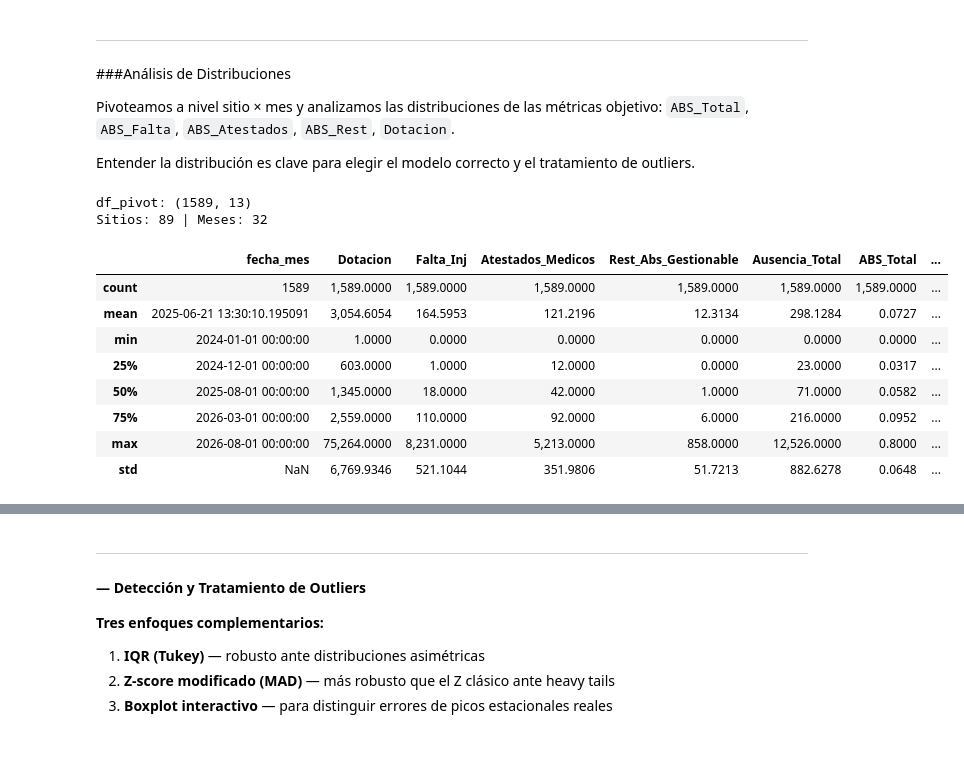
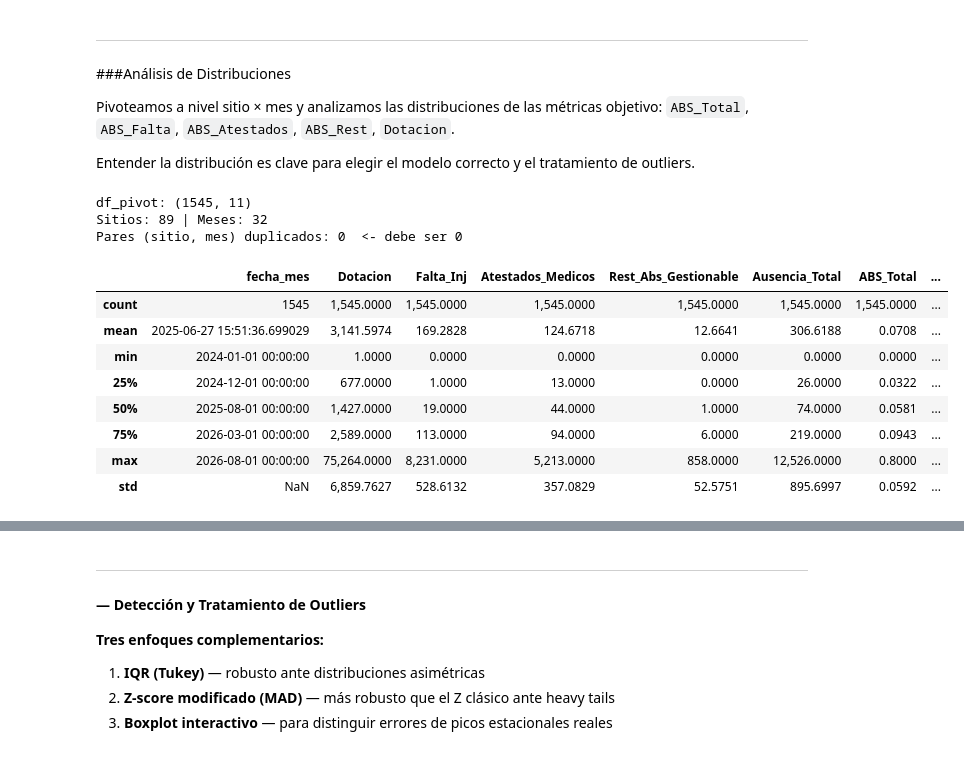
Before and after one commit to sergibarra-MP/Forecast_TTE, a Jupyter notebook: Forecast_TTE_v0/notebooks/Forecast_TTE_test.ipynb, the cells around one changed output, grey strips where cells are left out. Cells and saved outputs as stored; diff of their text form; code cells hidden in the pictures.

```diff
--- a/Forecast_TTE_v0/notebooks/Forecast_TTE_test.ipynb
+++ b/Forecast_TTE_v0/notebooks/Forecast_TTE_test.ipynb
@@ -1936,49 +1888,64 @@ Pivoteamos a nivel sitio × mes y analizamos las distribuciones de las métricas
 
 Entender la distribución es clave para elegir el modelo correcto y el tratamiento de outliers.
 # %%
-# Pivot al nivel del modelo (sitio x mes, MELI+EXTERNO combinados)
+# FIX 2026-08-14: SITE y Tipo_OPS eliminados del index del pivot.
+# El pivot original incluia SITE y Tipo_OPS en el index, generando una fila
+# por cada combinacion (ej: MELI y EXTERNO por separado para el mismo sitio+mes).
+# Esto causaba pares duplicados (Operational_name, fecha_mes) que producian
+# zigzags en los graficos y errores en el calculo de MAPE/MAE.
+# El fix agrega directamente al nivel (Operational_name, fecha_mes) sumando
+# conteos brutos antes de calcular las tasas — matematicamente correcto.
+
+# Pivot al nivel (sitio x mes), MELI+EXTERNO realmente combinados
 df_pb = df_abs_raw.groupby(
-    ['Operational_name','SITE','Tipo_OPS','fecha_mes','TIPO_ABS_GESTIONABLE']
-).agg(dot=('Dotacion_programada','sum'), ab=('Ausentismo_gestionable','sum')).reset_index()
+    ['Operational_name', 'fecha_mes', 'TIPO_ABS_GESTIONABLE']
+).agg(dot=('Dotacion_programada', 'sum'), ab=('Ausentismo_gestionable', 'sum')).reset_index()
 
-df_pb['v'] = np.where(df_pb['TIPO_ABS_GESTIONABLE']=='a.Dotacion', df_pb['dot'], df_pb['ab'])
+df_pb['v'] = np.where(df_pb['TIPO_ABS_GESTIONABLE'] == 'a.Dotacion', df_pb['dot'], df_pb['ab'])
 
 df_pivot = df_pb.pivot_table(
-    index=['Operational_name','SITE','Tipo_OPS','fecha_mes'],
+    index=['Operational_name', 'fecha_mes'],
     columns='TIPO_ABS_GESTIONABLE', values='v', aggfunc='sum'
 ).reset_index()
 df_pivot.columns.name = None
 df_pivot = df_pivot.rename(columns={
-    'a.Dotacion':'Dotacion','b.Falta_Inj':'Falta_Inj',
-    'c.Atestados_Medicos':'Atestados_Medicos','d.rest_abs_gestionable':'Rest_Abs_Gestionable'
+    'a.Dotacion': 'Dotacion', 'b.Falta_Inj': 'Falta_Inj',
+    'c.Atestados_Medicos': 'Atestados_Medicos', 'd.rest_abs_gestionable': 'Rest_Abs_Gestionable'
 })
-for c in ['Dotacion','Falta_Inj','Atestados_Medicos','Rest_Abs_Gestionable']:
+for c in ['Dotacion', 'Falta_Inj', 'Atestados_Medicos', 'Rest_Abs_Gestionable']:
     if c not in df_pivot.columns:
         df_pivot[c] = 0.0
     df_pivot[c] = df_pivot[c].fillna(0)
 
 df_pivot['Ausencia_Total'] = df_pivot['Falta_Inj'] + df_pivot['Atestados_Medicos'] + df_pivot['Rest_Abs_Gestionable']
 m = df_pivot['Dotacion'] > 0
-df_pivot['ABS_Total']    = np.where(m, df_pivot['Ausencia_Total']/df_pivot['Dotacion'], np.nan)
-df_pivot['ABS_Falta']    = np.where(m, df_pivot['Falta_Inj']/df_pivot['Dotacion'], np.nan)
-df_pivot['ABS_Atestado'] = np.where(m, df_pivot['Atestados_Medicos']/df_pivot['Dotacion'], np.nan)
-df_pivot['ABS_Rest']     = np.where(m, df_pivot['Rest_Abs_Gestionable']/df_pivot['Dotacion'], np.nan)
+df_pivot['ABS_Total']    = np.where(m, df_pivot['Ausencia_Total'] / df_pivot['Dotacion'], np.nan)
+df_pivot['ABS_Falta']    = np.where(m, df_pivot['Falta_Inj']       / df_pivot['Dotacion'], np.nan)
+df_pivot['ABS_Atestado'] = np.where(m, df_pivot['Atestados_Medicos'] / df_pivot['Dotacion'], np.nan)
+df_pivot['ABS_Rest']     = np.where(m, df_pivot['Rest_Abs_Gestionable'] / df_pivot['Dotacion'], np.nan)
 
+# Verificar que no queden duplicados
+dups = df_pivot.groupby(['Operational_name', 'fecha_mes']).size()
+n_dups = (dups > 1).sum()
 print(f'df_pivot: {df_pivot.shape}')
 print(f'Sitios: {df_pivot["Operational_name"].nunique()} | Meses: {df_pivot["fecha_mes"].nunique()}')
+print(f'Pares (sitio, mes) duplicados: {n_dups}  <- debe ser 0')
+if n_dups > 0:
+    print(dups[dups > 1].head(10))
 display(df_pivot.describe())
 # %% [output]
-df_pivot: (1589, 13)
+df_pivot: (1545, 11)
 Sitios: 89 | Meses: 32
+Pares (sitio, mes) duplicados: 0  <- debe ser 0
 |  | fecha_mes | Dotacion | Falta_Inj | Atestados_Medicos | Rest_Abs_Gestionable | Ausencia_Total | ABS_Total | ... |
-| count | 1589 | 1,589.0000 | 1,589.0000 | 1,589.0000 | 1,589.0000 | 1,589.0000 | 1,589.0000 | ... |
-| mean | 2025-06-21 13:30:10.195091 | 3,054.6054 | 164.5953 | 121.2196 | 12.3134 | 298.1284 | 0.0727 | ... |
+| count | 1545 | 1,545.0000 | 1,545.0000 | 1,545.0000 | 1,545.0000 | 1,545.0000 | 1,545.0000 | ... |
+| mean | 2025-06-27 15:51:36.699029 | 3,141.5974 | 169.2828 | 124.6718 | 12.6641 | 306.6188 | 0.0708 | ... |
 | min | 2024-01-01 00:00:00 | 1.0000 | 0.0000 | 0.0000 | 0.0000 | 0.0000 | 0.0000 | ... |
-| 25% | 2024-12-01 00:00:00 | 603.0000 | 1.0000 | 12.0000 | 0.0000 | 23.0000 | 0.0317 | ... |
-| 50% | 2025-08-01 00:00:00 | 1,345.0000 | 18.0000 | 42.0000 | 1.0000 | 71.0000 | 0.0582 | ... |
-| 75% | 2026-03-01 00:00:00 | 2,559.0000 | 110.0000 | 92.0000 | 6.0000 | 216.0000 | 0.0952 | ... |
+| 25% | 2024-12-01 00:00:00 | 677.0000 | 1.0000 | 13.0000 | 0.0000 | 26.0000 | 0.0322 | ... |
+| 50% | 2025-08-01 00:00:00 | 1,427.0000 | 19.0000 | 44.0000 | 1.0000 | 74.0000 | 0.0581 | ... |
+| 75% | 2026-03-01 00:00:00 | 2,589.0000 | 113.0000 | 94.0000 | 6.0000 | 219.0000 | 0.0943 | ... |
 | max | 2026-08-01 00:00:00 | 75,264.0000 | 8,231.0000 | 5,213.0000 | 858.0000 | 12,526.0000 | 0.8000 | ... |
-| std | NaN | 6,769.9346 | 521.1044 | 351.9806 | 51.7213 | 882.6278 | 0.0648 | ... |
+| std | NaN | 6,859.7627 | 528.6132 | 357.0829 | 52.5751 | 895.6997 | 0.0592 | ... |
 # %%
 mets    = ['ABS_Total','ABS_Falta','ABS_Atestado','ABS_Rest','Dotacion']
 cols    = ['#2980b9','#e74c3c','#27ae60','#f39c12','#8e44ad']
```
Also changed, not shown: parts of 29 cells of this notebook, 1 other file.
